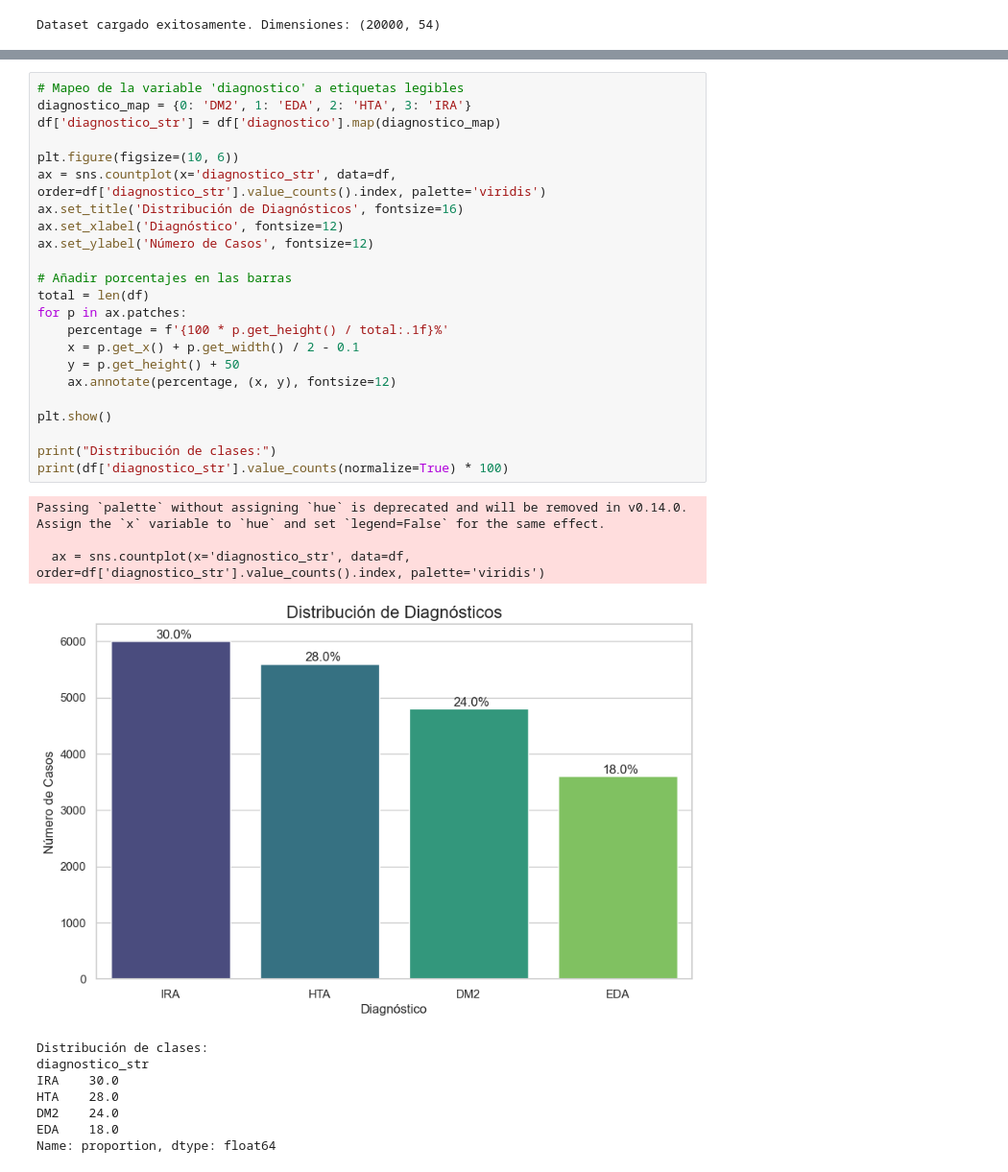
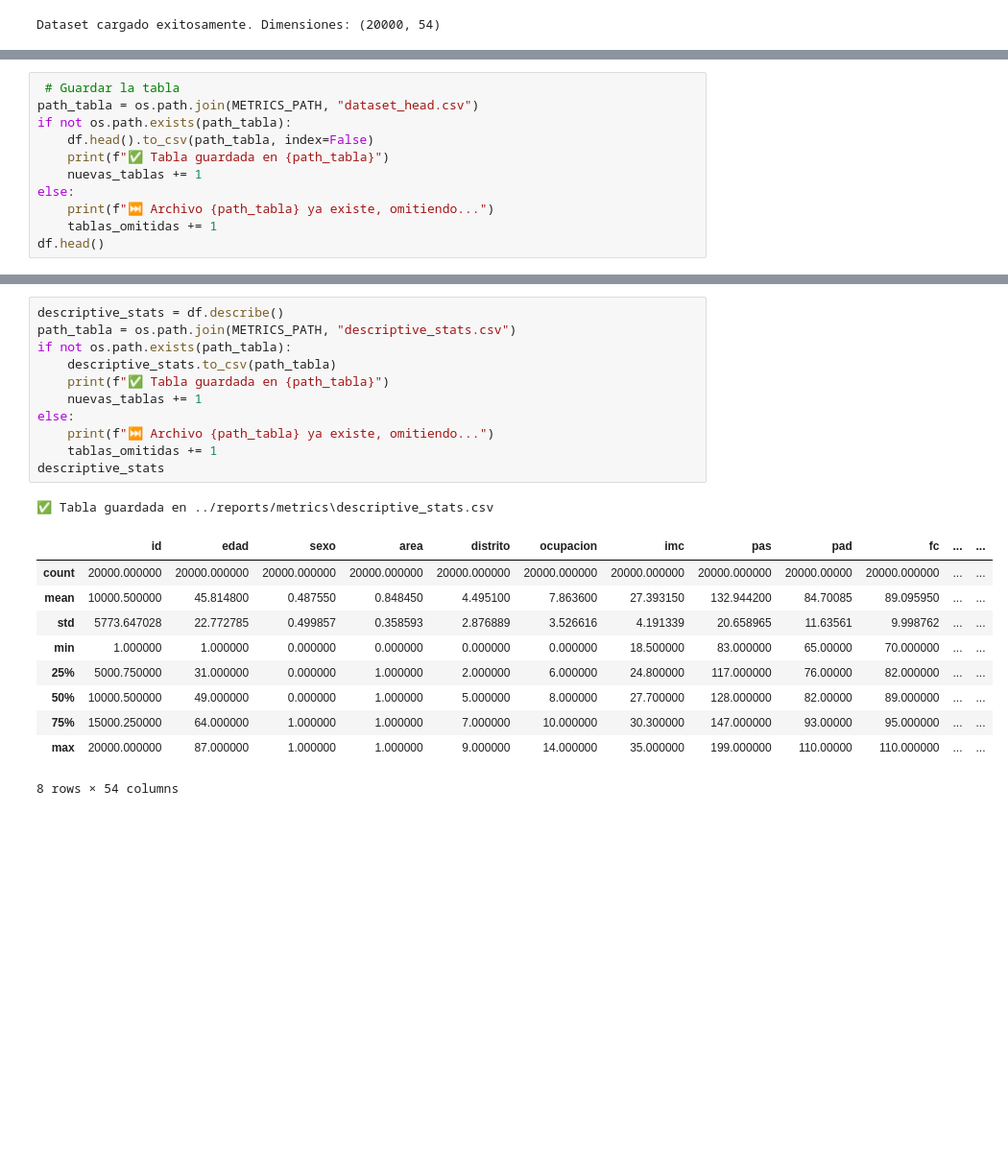
Before and after one commit to MarksSC19/proyecto_cdss_huancayo, a Jupyter notebook: notebooks/01_EDA.ipynb, the cells around one changed output, grey strips where cells are left out. Shown at 96% size. Drawn from its saved outputs; the diff is of its cells as text; blank space fills up the shorter version.

```diff
--- a/notebooks/01_EDA.ipynb
+++ b/notebooks/01_EDA.ipynb
@@ -51,0 +57,11 @@ Utilizamos `info()` para obtener un resumen conciso del DataFrame, incluyendo el
+# %%
+ # Guardar la tabla
+path_tabla = os.path.join(METRICS_PATH, "dataset_head.csv")
+if not os.path.exists(path_tabla):
+    df.head().to_csv(path_tabla, index=False)
+    print(f"✅ Tabla guardada en {path_tabla}")
+    nuevas_tablas += 1
+else:
+    print(f"⏭️ Archivo {path_tabla} ya existe, omitiendo...")
+    tablas_omitidas += 1
+df.head()
@@ -100,35 +79,23 @@ Es crucial analizar la distribución de la variable objetivo para entender el ba
-# %%
-# Mapeo de la variable 'diagnostico' a etiquetas legibles
-diagnostico_map = {0: 'DM2', 1: 'EDA', 2: 'HTA', 3: 'IRA'}
-df['diagnostico_str'] = df['diagnostico'].map(diagnostico_map)
-
-plt.figure(figsize=(10, 6))
-ax = sns.countplot(x='diagnostico_str', data=df, order=df['diagnostico_str'].value_counts().index, palette='viridis')
-ax.set_title('Distribución de Diagnósticos', fontsize=16)
-ax.set_xlabel('Diagnóstico', fontsize=12)
-ax.set_ylabel('Número de Casos', fontsize=12)
-
-# Añadir porcentajes en las barras
-total = len(df)
-for p in ax.patches:
-    percentage = f'{100 * p.get_height() / total:.1f}%'
-    x = p.get_x() + p.get_width() / 2 - 0.1
-    y = p.get_height() + 50
-    ax.annotate(percentage, (x, y), fontsize=12)
-
-plt.show()
-
-print("Distribución de clases:")
-print(df['diagnostico_str'].value_counts(normalize=True) * 100)
-# %% [output]
-Passing `palette` without assigning `hue` is deprecated and will be removed in v0.14.0. Assign the `x` variable to `hue` and set `legend=False` for the same effect.
-
-  ax = sns.countplot(x='diagnostico_str', data=df, order=df['diagnostico_str'].value_counts().index, palette='viridis')
-[figure, removed]
-Distribución de clases:
-diagnostico_str
-IRA    30.0
-HTA    28.0
-DM2    24.0
-EDA    18.0
-Name: proportion, dtype: float64
+# %%
+descriptive_stats = df.describe()
+path_tabla = os.path.join(METRICS_PATH, "descriptive_stats.csv")
+if not os.path.exists(path_tabla):
+    descriptive_stats.to_csv(path_tabla)
+    print(f"✅ Tabla guardada en {path_tabla}")
+    nuevas_tablas += 1
+else:
+    print(f"⏭️ Archivo {path_tabla} ya existe, omitiendo...")
+    tablas_omitidas += 1
+descriptive_stats
+# %% [output]
+✅ Tabla guardada en ../reports/metrics\descriptive_stats.csv
+|  | id | edad | sexo | area | distrito | ocupacion | imc | pas | pad | fc | ... | ... |
+| count | 20000.000000 | 20000.000000 | 20000.000000 | 20000.000000 | 20000.000000 | 20000.000000 | 20000.000000 | 20000.000000 | 20000.00000 | 20000.000000 | ... | ... |
+| mean | 10000.500000 | 45.814800 | 0.487550 | 0.848450 | 4.495100 | 7.863600 | 27.393150 | 132.944200 | 84.70085 | 89.095950 | ... | ... |
+| std | 5773.647028 | 22.772785 | 0.499857 | 0.358593 | 2.876889 | 3.526616 | 4.191339 | 20.658965 | 11.63561 | 9.998762 | ... | ... |
+| min | 1.000000 | 1.000000 | 0.000000 | 0.000000 | 0.000000 | 0.000000 | 18.500000 | 83.000000 | 65.00000 | 70.000000 | ... | ... |
+| 25% | 5000.750000 | 31.000000 | 0.000000 | 1.000000 | 2.000000 | 6.000000 | 24.800000 | 117.000000 | 76.00000 | 82.000000 | ... | ... |
+| 50% | 10000.500000 | 49.000000 | 0.000000 | 1.000000 | 5.000000 | 8.000000 | 27.700000 | 128.000000 | 82.00000 | 89.000000 | ... | ... |
+| 75% | 15000.250000 | 64.000000 | 1.000000 | 1.000000 | 7.000000 | 10.000000 | 30.300000 | 147.000000 | 93.00000 | 95.000000 | ... | ... |
+| max | 20000.000000 | 87.000000 | 1.000000 | 1.000000 | 9.000000 | 14.000000 | 35.000000 | 199.000000 | 110.00000 | 110.000000 | ... | ... |
+8 rows × 54 columns
```
Also changed, not shown: parts of 30 cells of this notebook, 45 other files.
